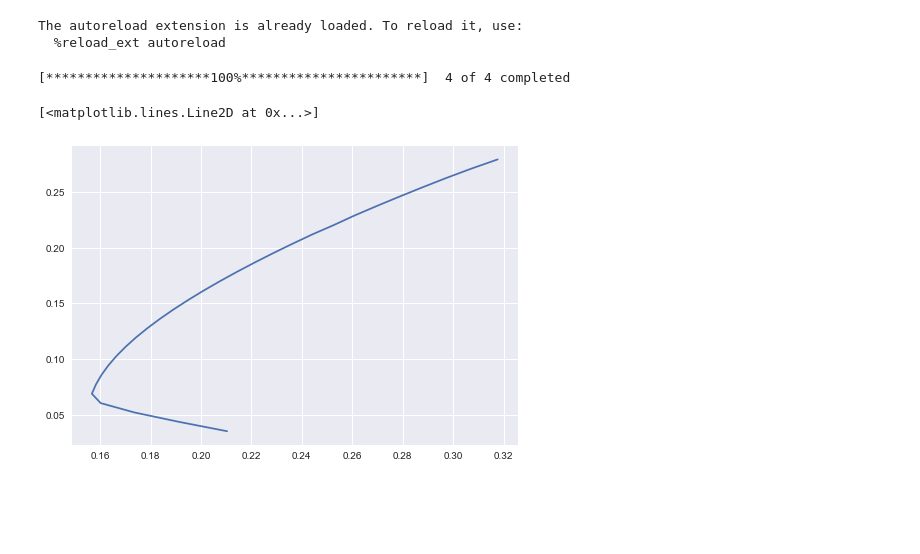
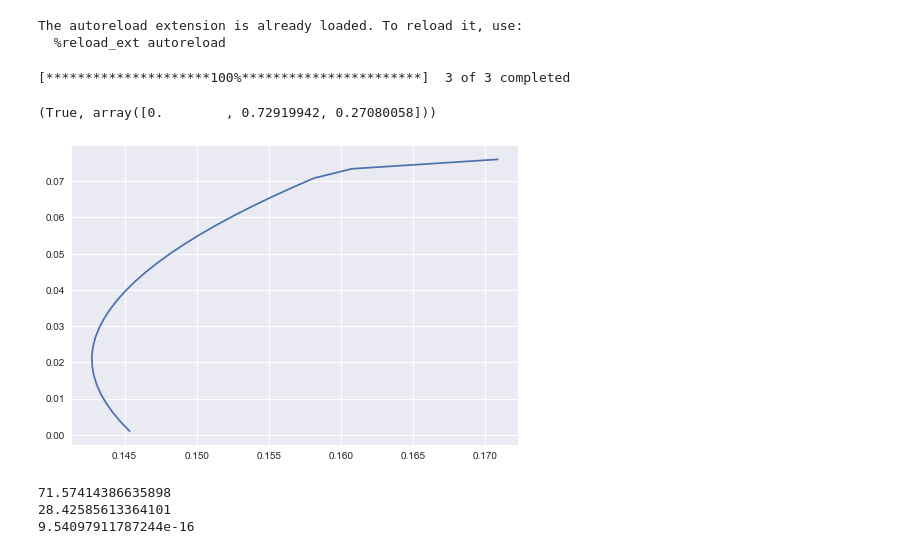
Before and after one commit to Ashrit-K/PyPortfolio, a Jupyter notebook: test.ipynb, the cells around one changed output. Cells and saved outputs as stored; diff of their text form; code cells hidden in the pictures; blank space fills up the shorter version.

```diff
--- a/test.ipynb
+++ b/test.ipynb
@@ -16,18 +16,21 @@ The autoreload extension is already loaded. To reload it, use:
 
 start = dt.datetime(2005,1,2)
 end = dt.datetime.today()
-prices_daily = pdr.get_data_yahoo(['^GSPC','AAPL', 'IBM', '^NSEI'], start=start, end=end)
+prices_daily = pdr.get_data_yahoo(['^GSPC','^FTSE', '^NSEI'], start=start, end=end)
 prices_monthly = prices_daily['Adj Close'].resample('M').last()
 returns_monthly = prices_monthly.pct_change().dropna()
 # %% [output]
-[*********************100%***********************]  4 of 4 completed
+[*********************100%***********************]  3 of 3 completed
 # %%
 riskreturn_object = RiskReturn(return_series=returns_monthly, periodicity='M')
 # %%
-%timeit
+
 portfolio_object = PyPortfolio(return_series=returns_monthly, periodicity='M')
+
+portfolio_object.GlobalMinVariance
+# %% [output]
+(True, array([0.        , 0.72919942, 0.27080058]))
 # %%
-plt.plot(portfolio_object.MeanVarianceOpt[0]['Portfolio Volatility'],portfolio_object.MeanVarianceOpt[0]['Portfolio Return'])
+axes = plt.plot(portfolio_object.MeanVarianceOpt[0]['Portfolio Volatility'],portfolio_object.MeanVarianceOpt[0]['Portfolio Return'])
 # %% [output]
-[<matplotlib.lines.Line2D at 0x...>]
-[figure, old version]
+[figure, new version]
@@ -33,0 +39,7 @@ plt.plot(portfolio_object.MeanVarianceOpt[0]['Portfolio Volatility'],portfolio_o
+# %%
+for i in a[1]:
+    print(i*100)
+# %% [output]
+71.57414386635898
+28.42585613364101
+9.54097911787244e-16
```
Also changed, not shown: parts of 2 cells of this notebook, 1 other file.
